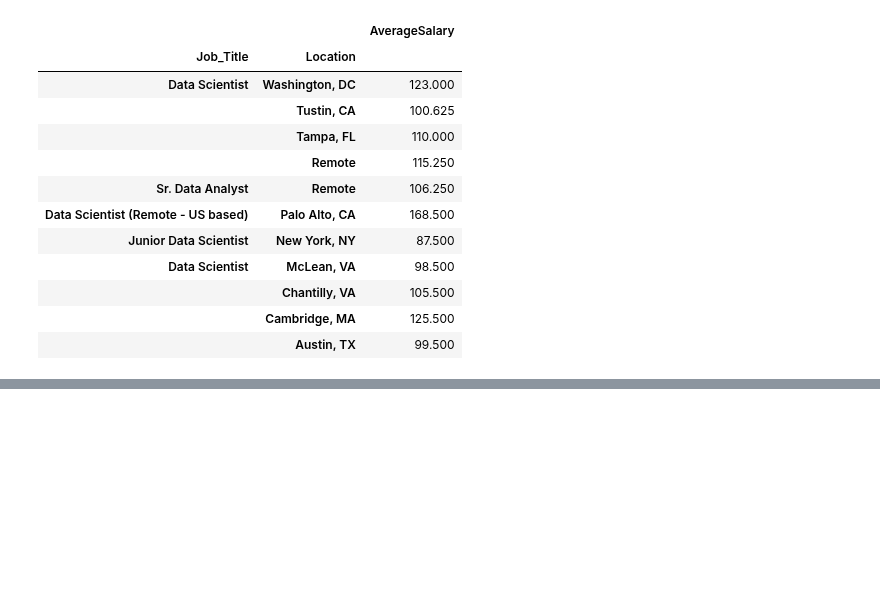
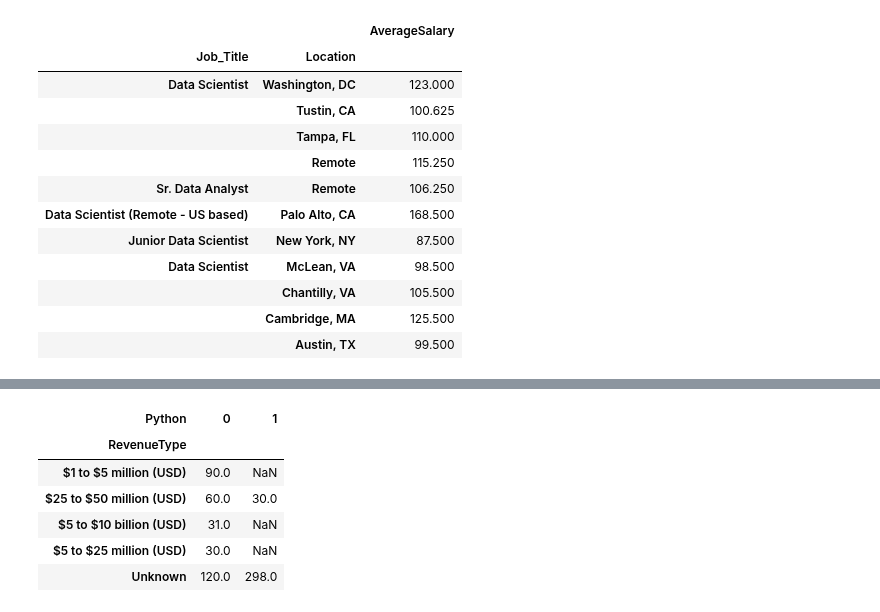
Before and after one commit to mosemb/DSalary, a Jupyter notebook: Eda.ipynb, the cells around one changed output, grey strips where cells are left out. Drawn from its saved outputs; the diff is of its cells as text; code cells hidden in the pictures; blank space fills up the shorter version.

```diff
--- a/Eda.ipynb
+++ b/Eda.ipynb
@@ -455,0 +466,10 @@ pd.pivot_table(df, index=['Job_Title','Location'], values='AverageSalary').sort_
+# %%
+pd.pivot_table(df, index=['RevenueType'], columns='Python', values='AverageSalary' , aggfunc='count')#.sort_values('Location',ascending=False)
+# %% [output]
+| Python | 0 | 1 |
+| RevenueType |  |  |
+| $1 to $5 million (USD) | 90.0 | NaN |
+| $25 to $50 million (USD) | 60.0 | 30.0 |
+| $5 to $10 billion (USD) | 31.0 | NaN |
+| $5 to $25 million (USD) | 30.0 | NaN |
+| Unknown | 120.0 | 298.0 |
```
Also changed, not shown: parts of 3 cells of this notebook.
